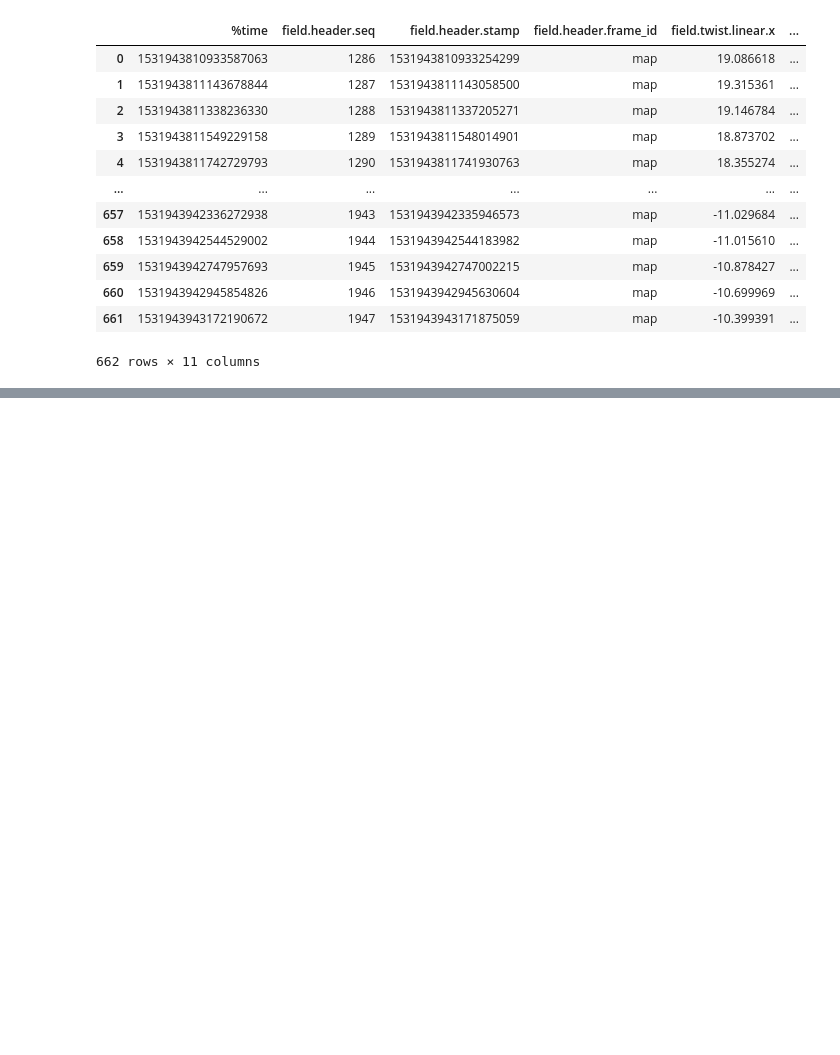
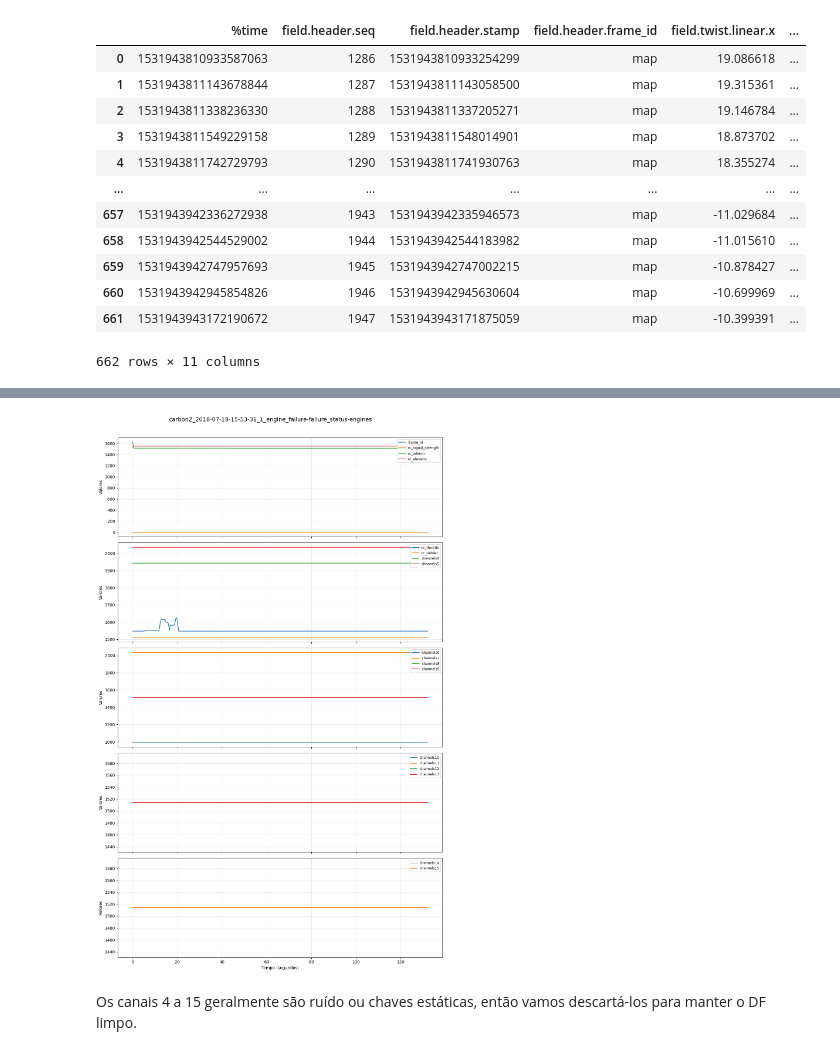
Before and after one commit to RenatodaCostaSantos/flight_anomaly_detection, a Jupyter notebook: aeroespacial-2/notebooks/00_00_data_exploration.ipynb, the cells around one changed output, grey strips where cells are left out. Saved outputs shown, nothing was run; the diff lists cells and outputs as text; code cells hidden in the pictures; blank space fills up the shorter version.

```diff
--- a/aeroespacial-2/notebooks/00_00_data_exploration.ipynb
+++ b/aeroespacial-2/notebooks/00_00_data_exploration.ipynb
@@ -663,0 +247,3 @@ weighted avg       0.75      0.65      0.68        51
+# %%
+chave = list(dfs.keys())[i]
+df3 = dfs[chave]
@@ -663,0 +320,18 @@ weighted avg       0.75      0.65      0.68        51
+# %%
+# Dicionário de tradução baseado no padrão PX4 para Asa Fixa
+mapeamento_canais = {
+    'field.channels0': 'rc_aileron',  # Roll
+    'field.channels1': 'rc_elevator', # Pitch
+    'field.channels2': 'rc_throttle', # Motor (Acelerador)
+    'field.channels3': 'rc_rudder',   # Yaw
+    'field.rssi': 'rc_signal_strength'
+}
+
+# Renomear apenas as que mapeamos e manter o %time
+df3 = df3.rename(columns=mapeamento_canais)
+# %%
+plot_generic_df(df3, titulo_grafico=primeira_chave)
+# %% [output]
+[figure, added]
+# %% [markdown]
+Os canais 4 a 15 geralmente são ruído ou chaves estáticas, então vamos descartá-los para manter o DF limpo.
```
Also changed, not shown: parts of 65 cells of this notebook.
